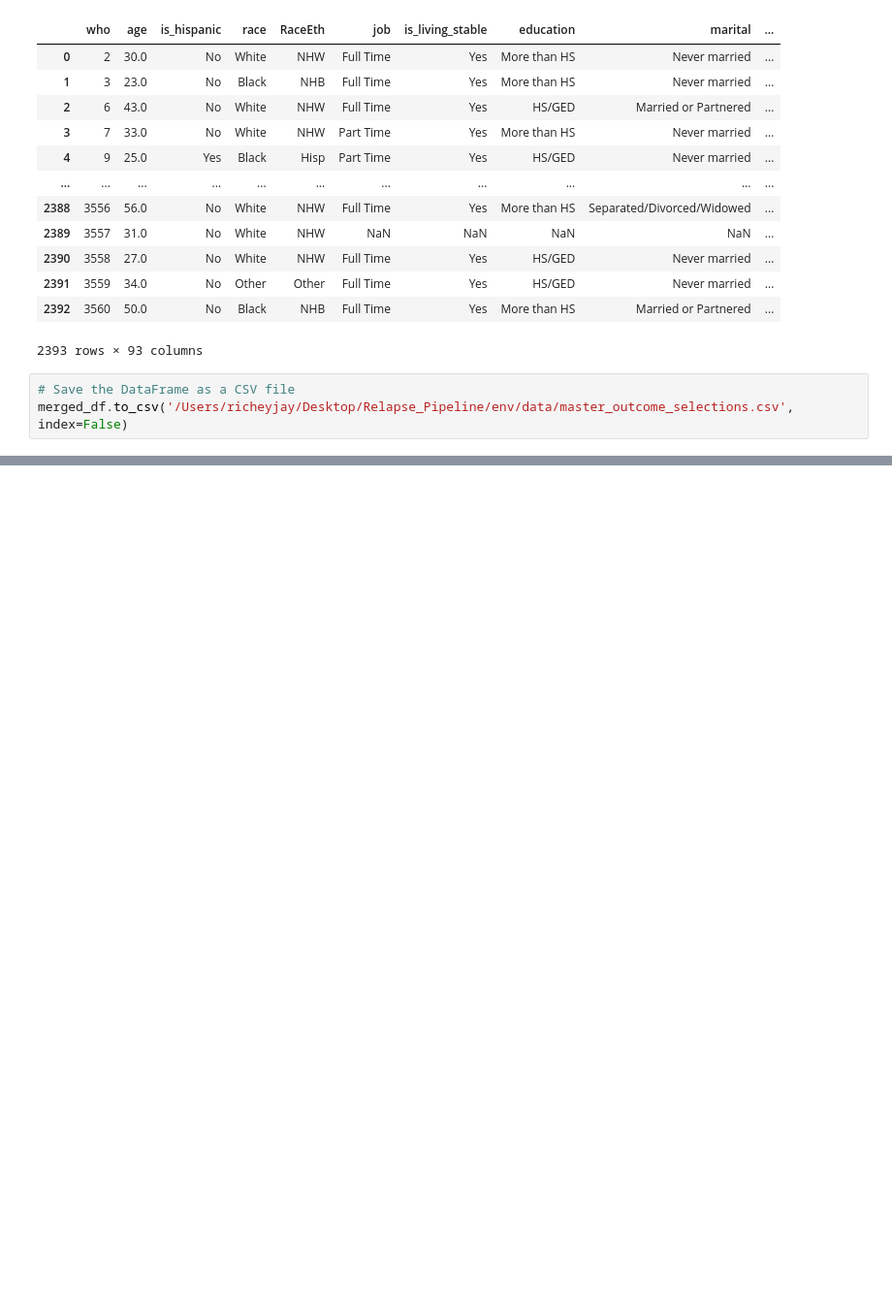
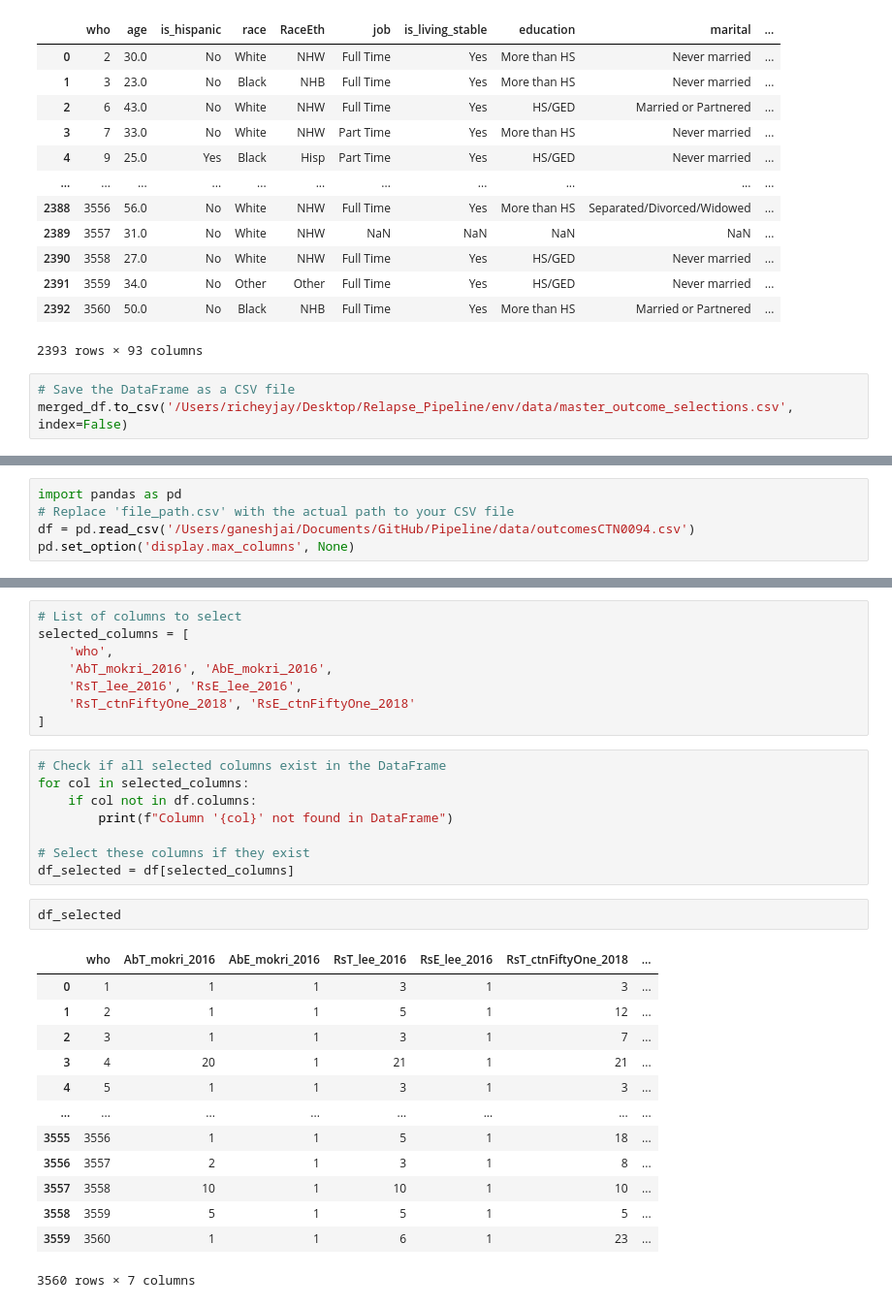
Before and after one commit to CTN-0094/Pipeline, a Jupyter notebook: src/main.ipynb, the cells around one changed output, grey strips where cells are left out. Shown at 97% size. Drawn from its saved outputs; the diff is of its cells as text; blank space fills up the shorter version.

```diff
--- a/src/main.ipynb
+++ b/src/main.ipynb
@@ -922,0 +927,5 @@ merged_df.to_csv('/Users/richeyjay/Desktop/Relapse_Pipeline/env/data/master_outc
+# %%
+import pandas as pd
+# Replace 'file_path.csv' with the actual path to your CSV file
+df = pd.read_csv('/Users/ganeshjai/Documents/GitHub/Pipeline/data/outcomesCTN0094.csv')
+pd.set_option('display.max_columns', None)
@@ -922,0 +954,32 @@ merged_df.to_csv('/Users/richeyjay/Desktop/Relapse_Pipeline/env/data/master_outc
+# %%
+# List of columns to select
+selected_columns = [
+    'who',
+    'AbT_mokri_2016', 'AbE_mokri_2016',
+    'RsT_lee_2016', 'RsE_lee_2016',
+    'RsT_ctnFiftyOne_2018', 'RsE_ctnFiftyOne_2018'
+]
+# %%
+# Check if all selected columns exist in the DataFrame
+for col in selected_columns:
+    if col not in df.columns:
+        print(f"Column '{col}' not found in DataFrame")
+
+# Select these columns if they exist
+df_selected = df[selected_columns]
+# %%
+df_selected
+# %% [output]
+|  | who | AbT_mokri_2016 | AbE_mokri_2016 | RsT_lee_2016 | RsE_lee_2016 | RsT_ctnFiftyOne_2018 | ... |
+| 0 | 1 | 1 | 1 | 3 | 1 | 3 | ... |
+| 1 | 2 | 1 | 1 | 5 | 1 | 12 | ... |
+| 2 | 3 | 1 | 1 | 3 | 1 | 7 | ... |
+| 3 | 4 | 20 | 1 | 21 | 1 | 21 | ... |
+| 4 | 5 | 1 | 1 | 3 | 1 | 3 | ... |
+| ... | ... | ... | ... | ... | ... | ... | ... |
+| 3555 | 3556 | 1 | 1 | 5 | 1 | 18 | ... |
+| 3556 | 3557 | 2 | 1 | 3 | 1 | 8 | ... |
+| 3557 | 3558 | 10 | 1 | 10 | 1 | 10 | ... |
+| 3558 | 3559 | 5 | 1 | 5 | 1 | 5 | ... |
+| 3559 | 3560 | 1 | 1 | 6 | 1 | 23 | ... |
+3560 rows × 7 columns
```
Also changed, not shown: parts of 8 cells of this notebook.
